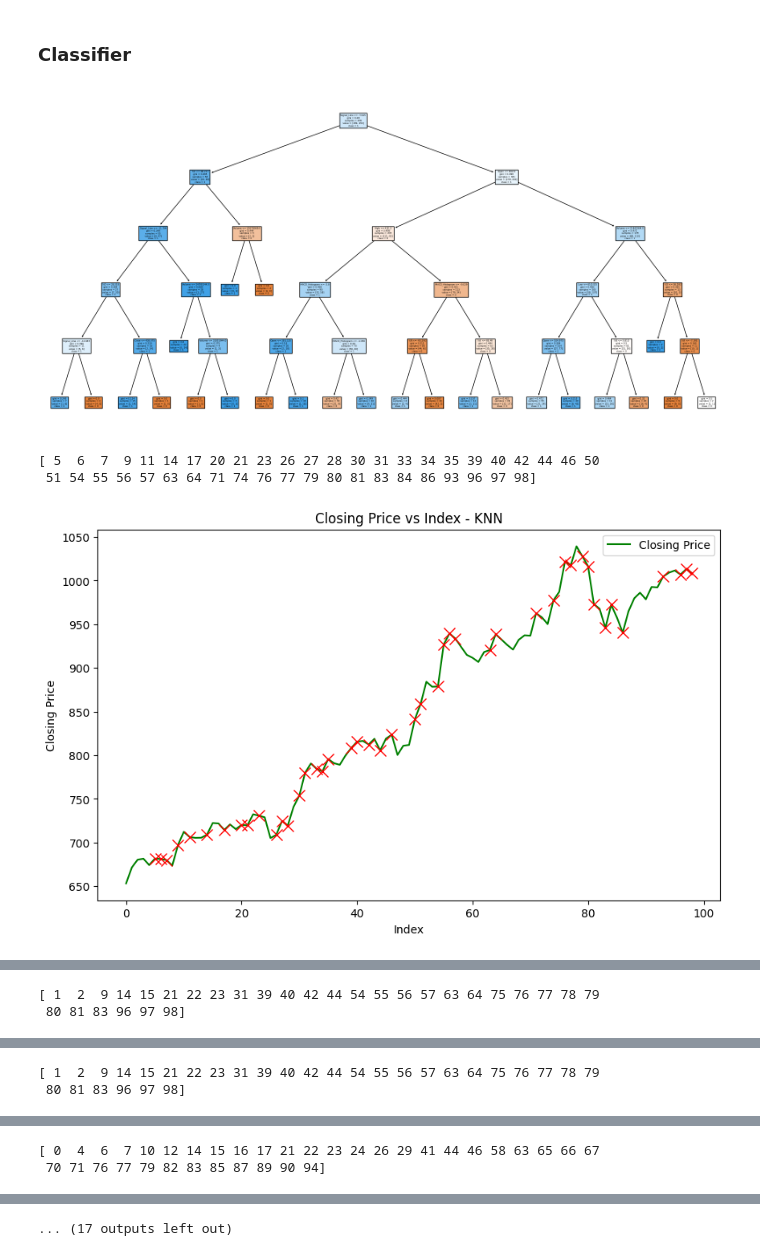
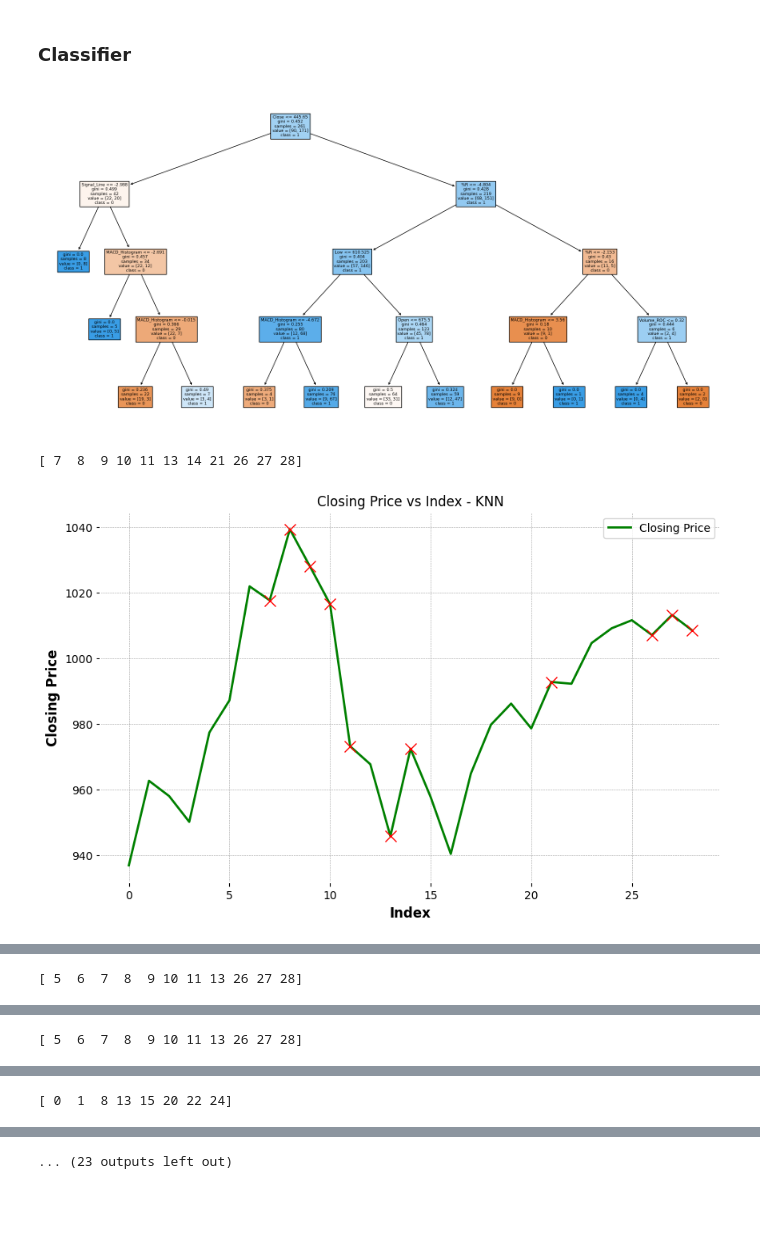
Before and after one commit to H1mm4tHQ/Stock_Market_Price_Movement_Prediction_ML, a Jupyter notebook: PRML_Project.ipynb, the cells around one changed output, grey strips where cells are left out. Cells and saved outputs as stored; diff of their text form; code cells hidden in the pictures; blank space fills up the shorter version.

```diff
--- a/PRML_Project.ipynb
+++ b/PRML_Project.ipynb
@@ -8,14 +5,11 @@ import matplotlib.pyplot as plt
 import mplfinance as mpf
 warnings.filterwarnings("ignore")   # Ignore all warnings
 # %%
-recent_data = yf.download("TATAMOTORS.NS", period="3y",interval="1d")   #month: mo
-# start_date = "2024-01-01"
-# end_date = "2024-03-15"
-# recent_data = yf.download("ONGC.NS", start=start_date, end=end_date, interval="1d")
+recent_data = yf.download("TATAMOTORS.NS", period="2y",interval="1d")   #month: mo
 recent_data['Close'].plot()
 plt.title("Tata Motors Ltd Shares")
 plt.show()
-# Plot candlestick patterns using mplfinance
-# mpf.plot(recent_data.loc['2024-02-16':'2024-04-20'], type='candle', style='charles', title='Candlestick Pattern')
+# Plot candlestick patterns using mplfinance for a sample time period
+mpf.plot(recent_data.loc['2024-02-20':'2024-04-20'], type='candle', style='charles', title='Candlestick Pattern')
 # %% [output]
 [*********************100%%**********************]  1 of 1 completed
@@ -843,16 +799,12 @@ from sklearn.linear_model import LogisticRegression
 from sklearn.preprocessing import MinMaxScaler
 from sklearn.preprocessing import MinMaxScaler
 from sklearn.ensemble import RandomForestClassifier
-# from xgboost import XGBClassifier
-# from sklearn.ensemble import GradientBoostingClassifier
+from xgboost import XGBClassifier
+from sklearn.ensemble import GradientBoostingClassifier
 # from lightgbm import LGBMClassifier
 from sklearn.tree import DecisionTreeClassifier, plot_tree
 
-
-
-# features = ['MACD_Histogram', 'RSI', '%K', '%D', '%R',"ATR","Lower_Band","Upper_Band","Long_MA","Short_MA","Signal_Line","pattern","Volume","Close",'Open', 'High', 'Low',"Trend"] #['MACD_Histogram', 'RSI', '%K', '%D', '%R',"pattern"]   #,"pattern"
-# features = ['MACD_Histogram', 'RSI', '%K', '%D', '%R',"ATR","Lower_Band","Upper_Band","Volume_ROC","Volume_MA","Long_MA","Short_MA","Signal_Line","Signal_Line","Close","pattern"] #['MACD_Histogram', 'RSI', '%K', '%D', '%R',"pattern"]   #,"pattern"
-features = ['MACD_Histogram', 'RSI', '%K', '%D', '%R',"pattern","%B","Signal_Line","Volume_ROC","Close","Volume",'Open', 'High', 'Low'] #
+features = ['MACD_Histogram', 'RSI', '%K', '%D', '%R',"pattern","%B","Signal_Line","Volume_ROC","Volume",'Open', 'High', 'Low', 'Close']
 
 X = recent_data[features]
 y = recent_data['Price_Move']
@@ -884,7 +836,6 @@ def plot_actual_vs_predicted_with_price(X_test, y_test, pred, closing_prices, ti
     plt.plot(range(len(X_test)), closing_prices, label='Closing Price', color='green')
     incorrect_indices = np.where(y_test != pred)[0]
     print(incorrect_indices)
-    # plt.scatter(incorrect_indices, np.zeros_like(incorrect_indices), color='red', label='Incorrect Prediction')
     # Plotting incorrect indices
     for idx in incorrect_indices:
         plt.plot(idx, closing_prices[idx], marker='x', markersize=10, color='red')#, label='Incorrect'
@@ -912,13 +863,12 @@ def plot_actual_vs_predicted_with_price(X_test, y_test, pred, closing_prices, ti
 
     plt.show()
 
-slice_index=-100
+slice_index=-30
 y[y == -1] = 0
 
 # Initialize classifiers
 classifiers = {
     "KNN": KNeighborsClassifier(),
-    # "SVM kernel= Linear": SVC(kernel='linear'),
     "SVM (poly Kernel)": SVC(kernel='poly'),
     "SVM (RBF Kernel)": SVC(kernel='rbf'),  # Specify kernel as 'rbf' for RBF kernel
     "Decision Tree": DecisionTreeClassifier(),
@@ -927,16 +877,15 @@ classifiers = {
     "Perceptron": Perceptron(),
     "Regression": LogisticRegression(),
     "Random Forest": RandomForestClassifier(),  # Added Random Forest
-    # "XGBoost": XGBClassifier(),  # Added XGBoost
-    # "Gradient Boosting": GradientBoostingClassifier(),  # Add Gradient Boosting Classifier
-    # "LightGBM": LGBMClassifier()  # Add LightGBM
+    "XGBoost": XGBClassifier(),  # Added XGBoost
+    "Gradient Boosting": GradientBoostingClassifier(),  # Add Gradient Boosting Classifier
 }
 
 #ploting Decition Tree
 X_train, X_test = X[:slice_index], X[slice_index:-1]
 y_train, y_test = y[1:slice_index+1], y[slice_index+1:]
 # Create and fit the Decision Tree model
-dt_classifier = DecisionTreeClassifier(max_depth=5)
+dt_classifier = DecisionTreeClassifier(max_depth=4)
 dt_classifier.fit(X_train, y_train)
 # Convert index object to a list
 feature_names_list = list(X_train.columns)
@@ -953,34 +902,33 @@ results = {}
 
 for name, clf in classifiers.items():
     X_train, X_test = X[:slice_index], X[slice_index:-1]
     y_train, y_test = y[1:slice_index+1], y[slice_index+1:]
 
     clf.fit(X_train, y_train)
     pred = []
     for i in range(int(len(X_test))):
         # x_test_instance = X_test[i].reshape(1, -1)        #Convert DataFrame row to numpy array
         x_test_instance = X_test.iloc[i].values.reshape(1, -1)        #Convert DataFrame row to numpy array
         # y_test_instance = y_test.iloc[i].values.reshape(1, -1)
         spred = clf.predict(x_test_instance)
         pred.append(spred)
         X_train = np.append(X_train, x_test_instance, axis=0)
         y_train = np.append(y_train, y_test[i])
         clf.fit(X_train,y_train)
 
     plot_actual_vs_predicted_with_price(X_test, y_test, flatten_list_of_arrays(pred), X_test['Close'], "Actual vs Predicted Price Move with Closing Price",name)
 
 
     accuracy = accuracy_score(pred,y_test)
     precision = precision_score(pred,y_test, average='weighted')
     recall = recall_score(pred,y_test, average='weighted')
     f1 = f1_score(pred,y_test, average='weighted')
     results[name] = {"Accuracy": accuracy, "Precision": precision, "Recall": recall, "F1-score": f1}
 
 print("Performance Metrics:")
 for name, metrics in results.items():
     print(f"{name}: {metrics}")
 # %% [output]
-[figure, old version]
+[figure, new version]
-[ 5  6  7  9 11 14 17 20 21 23 26 27 28 30 31 33 34 35 39 40 42 44 46 50
- 51 54 55 56 57 63 64 71 74 76 77 79 80 81 83 84 86 93 96 97 98]
+[ 7  8  9 10 11 13 14 21 26 27 28]
-[figure, old version]
+[figure, new version]
@@ -988,2 +936 @@ for name, metrics in results.items():
-[ 1  2  9 14 15 21 22 23 31 39 40 42 44 54 55 56 57 63 64 75 76 77 78 79
- 80 81 83 96 97 98]
+[ 5  6  7  8  9 10 11 13 26 27 28]
@@ -992,2 +939 @@ for name, metrics in results.items():
-[ 1  2  9 14 15 21 22 23 31 39 40 42 44 54 55 56 57 63 64 75 76 77 78 79
- 80 81 83 96 97 98]
+[ 5  6  7  8  9 10 11 13 26 27 28]
@@ -996,2 +942 @@ for name, metrics in results.items():
-[ 0  4  6  7 10 12 14 15 16 17 21 22 23 24 26 29 41 44 46 58 63 65 66 67
- 70 71 76 77 79 82 83 85 87 89 90 94]
+[ 0  1  8 13 15 20 22 24]
@@ -999,4 +944,4 @@ for name, metrics in results.items():
-... (17 outputs left out)
+... (23 outputs left out)
 # %%
 from tabulate import tabulate
 
```
Also changed, not shown: parts of 26 cells of this notebook.
